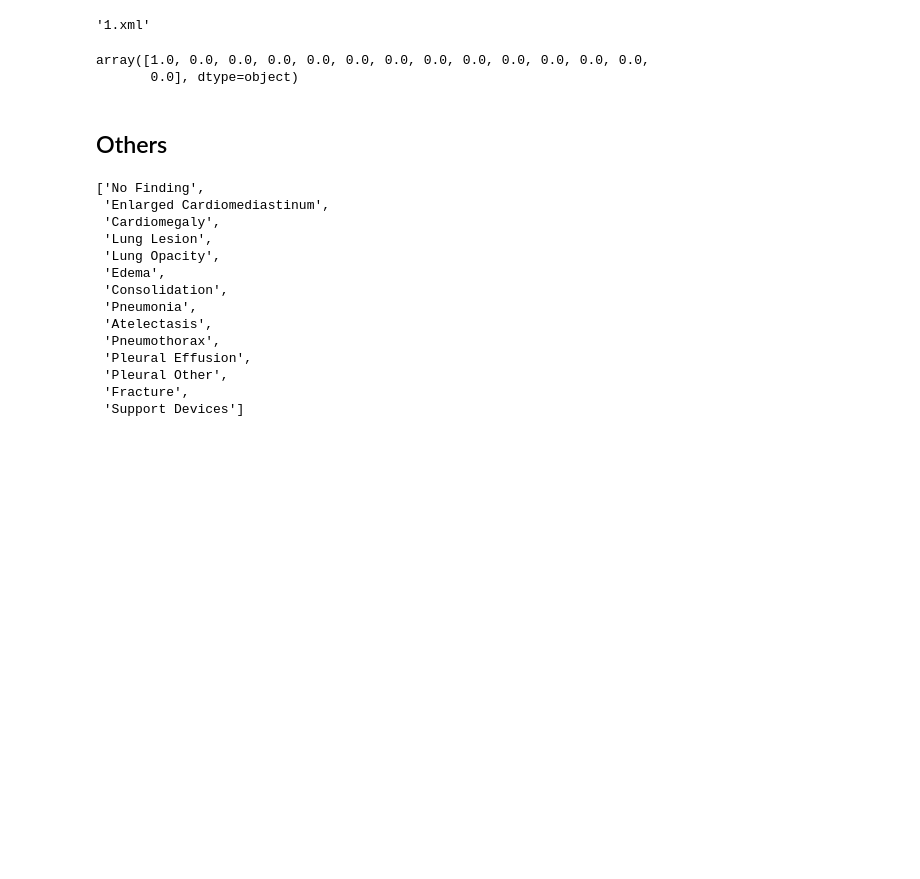
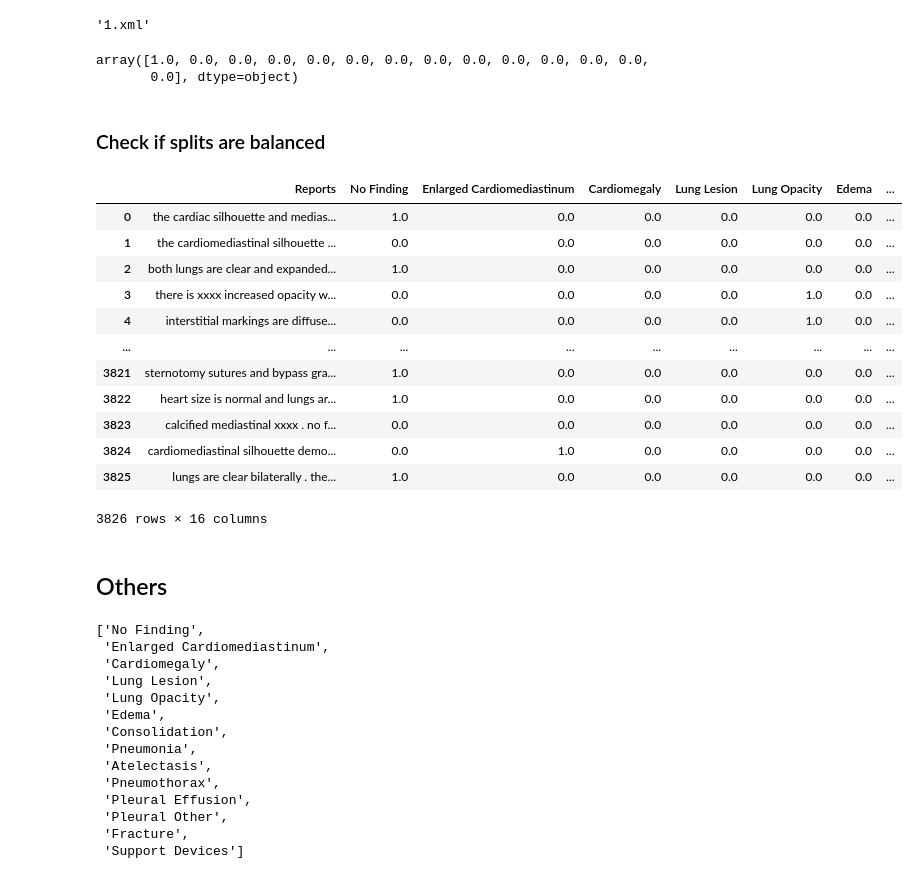
Before and after one commit to pdpino/medical-ai, a Jupyter notebook: medai/datasets/notebooks/iu_xray.ipynb, the cells around one changed output. Saved outputs shown, nothing was run; the diff lists cells and outputs as text; code cells hidden in the pictures; blank space fills up the shorter version.

```diff
--- a/medai/datasets/notebooks/iu_xray.ipynb
+++ b/medai/datasets/notebooks/iu_xray.ipynb
@@ -783,6 +875,26 @@ labels
 # %% [output]
 array([1.0, 0.0, 0.0, 0.0, 0.0, 0.0, 0.0, 0.0, 0.0, 0.0, 0.0, 0.0, 0.0,
        0.0], dtype=object)
+# %% [markdown]
+### Check if splits are balanced
+# %%
+splits = ['train', 'test', 'val']
+for split_name in splits:
+    l =
+# %% [output]
+|  | Reports | No Finding | Enlarged Cardiomediastinum | Cardiomegaly | Lung Lesion | Lung Opacity | Edema | ... |
+| 0 | the cardiac silhouette and medias... | 1.0 | 0.0 | 0.0 | 0.0 | 0.0 | 0.0 | ... |
+| 1 | the cardiomediastinal silhouette ... | 0.0 | 0.0 | 0.0 | 0.0 | 0.0 | 0.0 | ... |
+| 2 | both lungs are clear and expanded... | 1.0 | 0.0 | 0.0 | 0.0 | 0.0 | 0.0 | ... |
+| 3 | there is xxxx increased opacity w... | 0.0 | 0.0 | 0.0 | 0.0 | 1.0 | 0.0 | ... |
+| 4 | interstitial markings are diffuse... | 0.0 | 0.0 | 0.0 | 0.0 | 1.0 | 0.0 | ... |
+| ... | ... | ... | ... | ... | ... | ... | ... | ... |
+| 3821 | sternotomy sutures and bypass gra... | 1.0 | 0.0 | 0.0 | 0.0 | 0.0 | 0.0 | ... |
+| 3822 | heart size is normal and lungs ar... | 1.0 | 0.0 | 0.0 | 0.0 | 0.0 | 0.0 | ... |
+| 3823 | calcified mediastinal xxxx . no f... | 0.0 | 0.0 | 0.0 | 0.0 | 0.0 | 0.0 | ... |
+| 3824 | cardiomediastinal silhouette demo... | 0.0 | 1.0 | 0.0 | 0.0 | 0.0 | 0.0 | ... |
+| 3825 | lungs are clear bilaterally . the... | 1.0 | 0.0 | 0.0 | 0.0 | 0.0 | 0.0 | ... |
+3826 rows × 16 columns
 # %% [markdown]
 ## Others
 # %%
```
Also changed, not shown: parts of 32 cells of this notebook, 3 other files.
